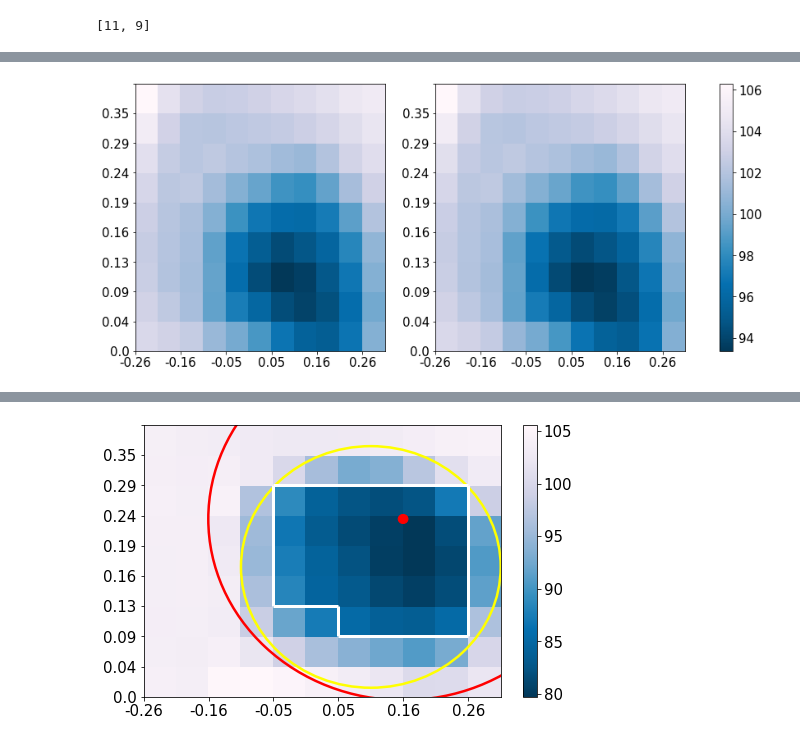
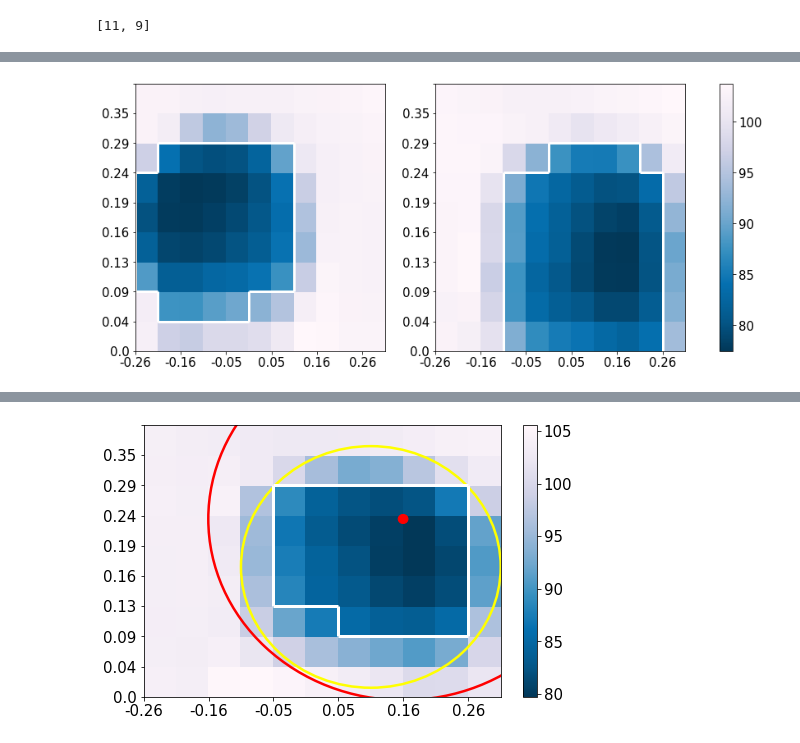
Before and after one commit to machines-in-motion/deepq_stepper, a Jupyter notebook: python/py_deepq_stepper/3d_dq_stepper_test.ipynb, the cells around one changed output, grey strips where cells are left out. Cells and saved outputs as stored; diff of their text form; code cells hidden in the pictures.

```diff
--- a/python/py_deepq_stepper/3d_dq_stepper_test.ipynb
+++ b/python/py_deepq_stepper/3d_dq_stepper_test.ipynb
@@ -211,41 +211,66 @@ print("showing episode...")
 showing episode...
 # %%
 # This block is for visualising the output from the dqstepper
+# This is for figure 3
+
+
 def plot_heatmap(x1, x2, terr_1, terr_2, dqs, env):
     plt.rcParams.update({'font.size': 15})
     q_1 = dqs.predict_q(x1, terr_1)[0]
     q_2 = dqs.predict_q(x2, terr_2)[0]
     n = dqs.no_actions
     q_mat = np.zeros((n[1], n[0]))
     for i in range(len(q_1)):
         q_mat[int(dqs.x_in[i,9]), int(dqs.x_in[i,8])] = q_1[i]
     fig, ax = plt.subplots(1,2, figsize = (15, 6))
     ax[0].set_xticklabels(env.action_space_x[::2])
     ax[0].set_yticklabels(env.action_space_y)
     heatmap = ax[0].pcolor(q_mat, cmap='PuBu_r')
 
+    ax[0].vlines(0, 2, 6, color = 'white', lw = 3)
+    ax[0].vlines(1, 1, 2, color = 'white', lw = 3 )
+    ax[0].vlines(1, 6, 7, color = 'white', lw = 3 )
+    ax[0].vlines(5, 1, 2, color = 'white', lw = 3 )
+    ax[0].vlines(7, 2, 7, color = 'white', lw = 3 )
+    ax[0].hlines(1, 1, 5, color = 'white', lw = 3 )
+    ax[0].hlines(2, 0, 1, color = 'white', lw = 3 )
+    ax[0].hlines(6, 0, 1, color = 'white', lw = 3 )
+    ax[0].hlines(7, 1, 7, color = 'white', lw = 3 )
+    ax[0].hlines(2, 5, 7, color = 'white', lw = 3 )
+
     for i in range(len(q_2)):
         q_mat[int(dqs.x_in[i,9]), int(dqs.x_in[i,8])] = q_2[i]
     ax[1].set_xticklabels(env.action_space_x[::2])
     ax[1].set_yticklabels(env.action_space_y)
     heatmap = ax[1].pcolor(q_mat, cmap='PuBu_r')
 
+    ax[1].vlines(3, 0, 6, color = 'white', lw = 3)
+    ax[1].vlines(10, 0, 6, color = 'white', lw = 3 )
+    ax[1].vlines(5, 6, 7, color = 'white', lw = 3 )
+    ax[1].vlines(9, 6, 7, color = 'white', lw = 3 )
+#     ax[1].vlines(7, 2, 7, color = 'white', lw = 3 )
+    ax[1].hlines(6, 3, 5, color = 'white', lw = 3 )
+#     ax[1].hlines(2, 0, 1, color = 'white', lw = 3 )
+    ax[1].hlines(6, 9, 10, color = 'white', lw = 3 )
+    ax[1].hlines(7, 5, 9, color = 'white', lw = 3 )
+#     ax[1].hlines(2, 5, 7, color = 'white', lw = 3 )
+
     fig.colorbar(heatmap, ax=ax)
     plt.show()
 
 
-# dqs = DQStepper(lr=1e-4, gamma=0.98, use_tarnet= True, no_actions= no_actions, trained_model='../../models/bolt/lipm_walking/dqs_3')
-dqs = DQStepper(lr=1e-4, gamma=0.98, use_tarnet= True, no_actions= no_actions, trained_model='../../models/dqs_2')
+dqs = DQStepper(lr=1e-4, gamma=0.98, use_tarnet= True, no_actions= no_actions, trained_model='../../models/bolt/lipm_walking/dqs_3')
+# dqs = DQStepper(lr=1e-4, gamma=0.98, use_tarnet= True, no_actions= no_actions, trained_model='../../models/bolt/bullet_walking/dqs_2')
 
 x1 = [0, 0, 0.28, -0.5, 0.2, 1, 0, 0]
-x2 = [0, 0, 0.28, 0.5, -0.1, 1, 0, 0]
+x2 = [0, 0, 0.28, 0.4, -0.1, 1, 0, 0]
 
 terrain_1 = -0.02*(np.random.randint(-4, 5, no_actions[0]*no_actions[1]))/4.0
 terrain_2 = 0.03*(np.random.randint(-4, 5, no_actions[0]*no_actions[1]))/4.0
-plot_heatmap(x2, x2, terrain_1, terrain_2, dqs, env)
+plot_heatmap(x1, x2, terrain_1, terrain_2, dqs, env)
 
 # x2 = [0, 0, 0.28, 0.5, 0, 1, 0, 0]
 # terrain_2 = -0.5*np.ones(no_actions[0]*no_actions[1])
 # plot_heatmap(x2, terrain_2, dqs, env)
 # %% [output]
-[figure, old version]
+[figure, new version]
```
Also changed, not shown: parts of 2 cells of this notebook, 20 other files.
